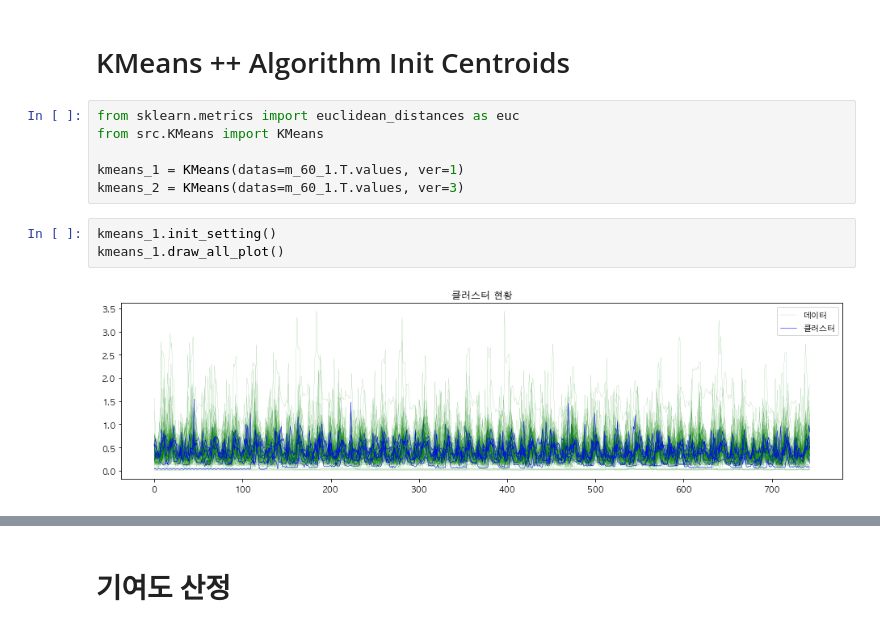
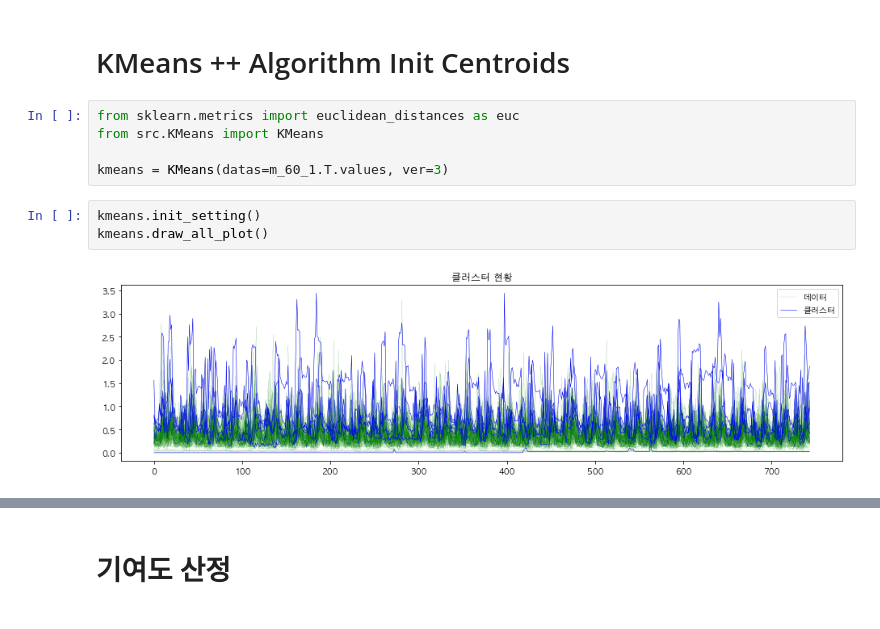
Before and after one commit to formegusto/distribution-public-fee, a Jupyter notebook: pt3.그룹별 (Pattern Based) 가격분배.ipynb, the cells around one changed output, grey strips where cells are left out. Saved outputs shown, nothing was run; the diff lists cells and outputs as text.

```diff
--- a/pt3.그룹별 (Pattern Based) 가격분배.ipynb
+++ b/pt3.그룹별 (Pattern Based) 가격분배.ipynb
@@ -116,10 +114,9 @@ m_60_1[m_60_1.columns[:5]].head()
 from sklearn.metrics import euclidean_distances as euc
 from src.KMeans import KMeans
 
-kmeans_1 = KMeans(datas=m_60_1.T.values, ver=1)
-kmeans_2 = KMeans(datas=m_60_1.T.values, ver=3)
+kmeans = KMeans(datas=m_60_1.T.values, ver=3)
 # %%
-kmeans_1.init_setting()
-kmeans_1.draw_all_plot()
+kmeans.init_setting()
+kmeans.draw_all_plot()
 # %% [output]
-[figure, old version]
+[figure, new version]
```
Also changed, not shown: parts of 25 cells of this notebook, 4 other files.
